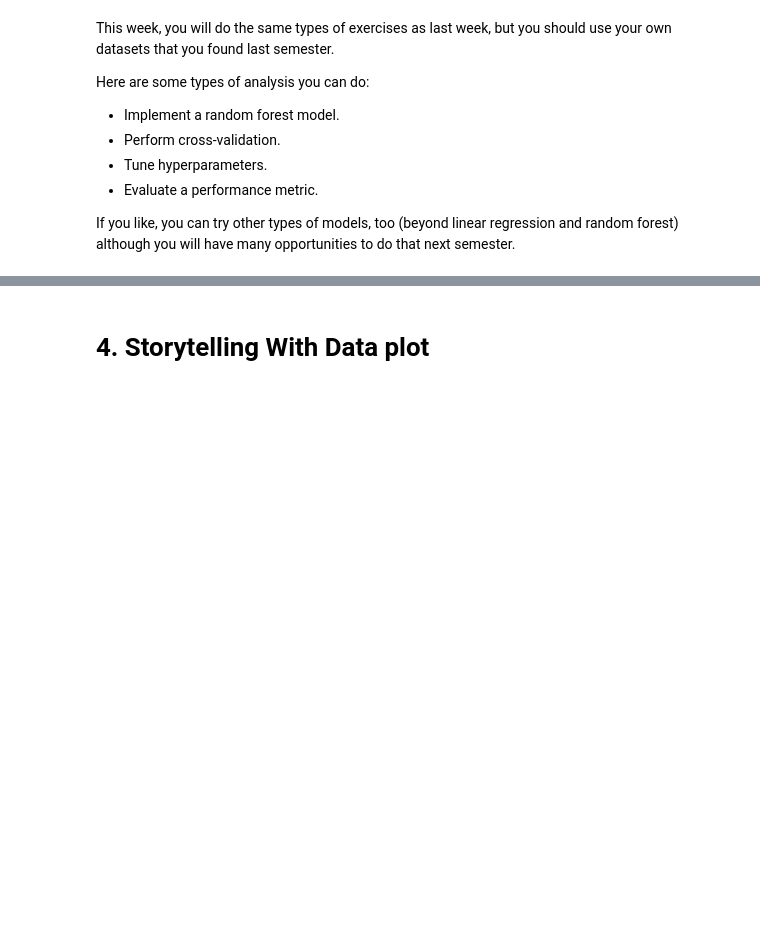
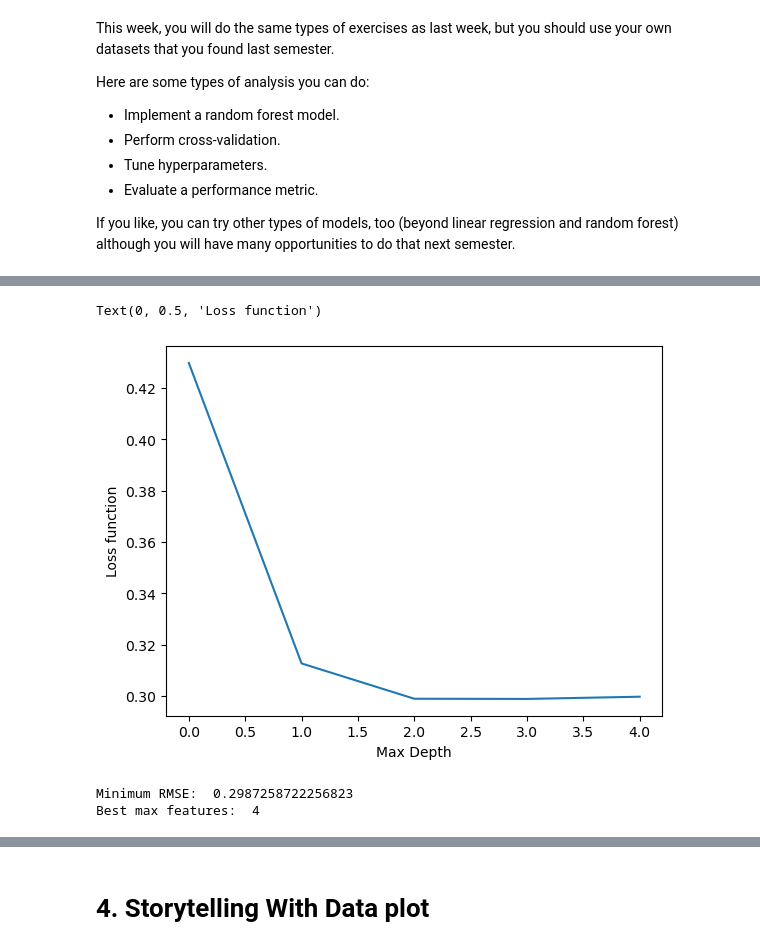
Before and after one commit to DaveD-BU/DX699-2025-spring-B2, a Jupyter notebook: OMDS-ModB2-Week11-Davis-David.ipynb, the cells around one changed output, grey strips where cells are left out. Saved outputs shown, nothing was run; the diff lists cells and outputs as text; code cells hidden in the pictures; blank space fills up the shorter version.

```diff
--- a/OMDS-ModB2-Week11-Davis-David.ipynb
+++ b/OMDS-ModB2-Week11-Davis-David.ipynb
@@ -87,0 +185,6 @@ If you like, you can try other types of models, too (beyond linear regression an
+# %%
+max_depth_lst_ci = list()
+for max_depth_value in  range(1, 15, 3):
+    rf = RandomForestRegressor(max_depth= max_depth_value)
+    rf.fit(X_train, y_train)
+    max_depth_lst_ci.append(root_mean_squared_error(rf.predict(X_test), y_test))
@@ -87,0 +198,7 @@ If you like, you can try other types of models, too (beyond linear regression an
+# %%
+plt.plot(max_depth_lst_ci)
+plt.xlabel("Max Depth")
+plt.ylabel("Loss function")
+# %% [output]
+Text(0, 0.5, 'Loss function')
+[figure, added]
@@ -87,0 +211,7 @@ If you like, you can try other types of models, too (beyond linear regression an
+# %%
+min_rmse_ci_mf = min(max_features_lst_ci)
+print("Minimum RMSE: ", min_rmse_ci_mf)
+print("Best max features: ", max_features_lst_ci.index(min_rmse_ci_mf) + 2)
+# %% [output]
+Minimum RMSE:  0.2987258722256823
+Best max features:  4
```
Also changed, not shown: parts of 16 cells of this notebook.
